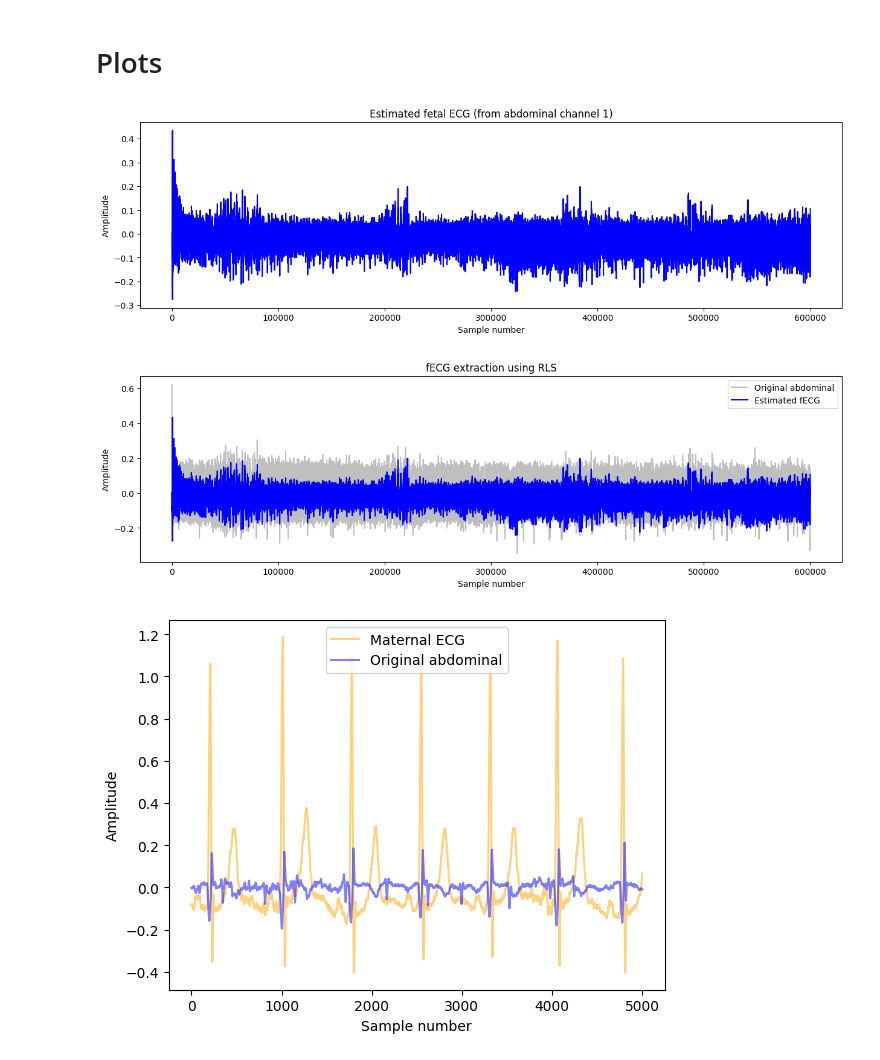
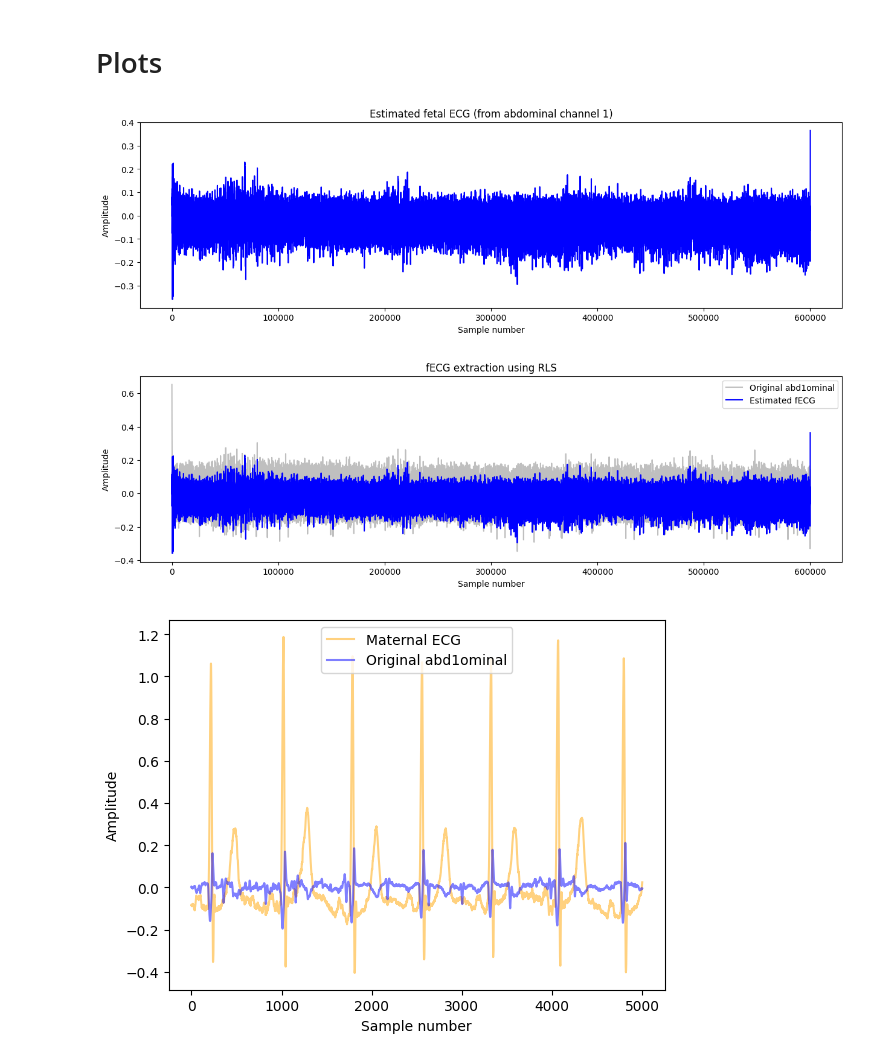
Before and after one commit to Salekin-13/fECG_extraction, a Jupyter notebook: test.ipynb, the cells around one changed output. Drawn from its saved outputs; the diff is of its cells as text; code cells hidden in the pictures.

```diff
--- a/test.ipynb
+++ b/test.ipynb
@@ -34,7 +34,7 @@ from filters import RLS
 # %%
 #filter tap specification: 8 to 32 taps
 
-L = 16
+L = 8
 delta = 1e3
 lamda = 1
 
@@ -48,23 +48,34 @@ rls = RLS(delta=delta, w0=w0_col)
 def get_u(chest, n, L):
     return chest[n-L+1 : n+1][::-1]
 # %%
-abd = record.p_signal[:, 1] #1st abdominal sig
-chest = record.p_signal[:, 0] #chest abdominal sig
+abd1 = record.p_signal[:, 1] #1st abd1ominal sig
+abd2 = record.p_signal[:, 2]
+abd3 = record.p_signal[:, 3]
+abd4 = record.p_signal[:, 4]
+abd5 = record.p_signal[:, 5]
+abd_channels = [abd2]
 
-output = []
+chest = record.p_signal[:, 0] #chest abd1ominal sig
 
-for n in range(L, len(chest)):
-    u = get_u(chest, n, L) #took the past L values from n
-    u = u.reshape(L, 1)
-    d = abd[n]
+outputs = []
 
-    rls.weight_update(measurement_d=d, u=u, lamda=lamda)
+for abd in abd_channels:
+    output = []
 
-    #estimated weights
-    w_opt = rls.w_estimates[-1] #taking  the last element with -1; the last time step
+    for n in range(L, len(chest)):
+        u = get_u(chest, n, L) #took the past L values from n
+        u = u.reshape(L, 1)
+        d = abd[n]
 
-    y = np.matmul(u.T, w_opt)
+        rls.weight_update(measurement_d=d, u=u, lamda=lamda)
 
-    #the estimated fECG
-    e = d - y
-    output.append(e)
+        #estimated weights
+        w_opt = rls.w_estimates[-1] #taking  the last element with -1; the last time step
+
+        y = np.matmul(u.T, w_opt)
+
+        #the estimated fECG
+        e = d - y
+        output.append(e)
+
+    outputs.append(np.array(output).flatten())
@@ -119,17 +140,17 @@ plt.xlabel('Sample number')
 plt.ylabel('Amplitude')
 plt.show()
 # %% [output]
-[figure, old version]
+[figure, new version]
 # %%
 plt.figure(figsize=(15,4))
-plt.plot(abd[L:], color='gray', alpha=0.5, label='Original abdominal')
+plt.plot(abd1[L:], color='gray', alpha=0.5, label='Original abd1ominal')
 plt.plot(output, color='blue', label='Estimated fECG')
 plt.title('fECG extraction using RLS')
 plt.xlabel('Sample number')
 plt.ylabel('Amplitude')
 plt.legend()
 plt.show()
 # %% [output]
-[figure, old version]
+[figure, new version]
 # %%
 fs = record.fs
@@ -136,13 +160,13 @@ fs = record.fs
 # %%
 plt.plot(chest[L+start:L+end], color='orange', alpha=0.5, label='Maternal ECG')
 
-plt.plot(abd[L+start:L+end], color='blue', alpha=0.5, label='Original abdominal')
+plt.plot(abd1[L+start:L+end], color='blue', alpha=0.5, label='Original abd1ominal')
 
 plt.xlabel('Sample number')
 plt.ylabel('Amplitude')
 plt.legend()
 plt.show()
 # %% [output]
-[figure, old version]
+[figure, new version]
 # %%
 plt.plot(chest[L+start:L+end], color='orange', alpha=0.5, label='Maternal ECG')
```
Also changed, not shown: parts of 9 cells of this notebook, 1 other file.
